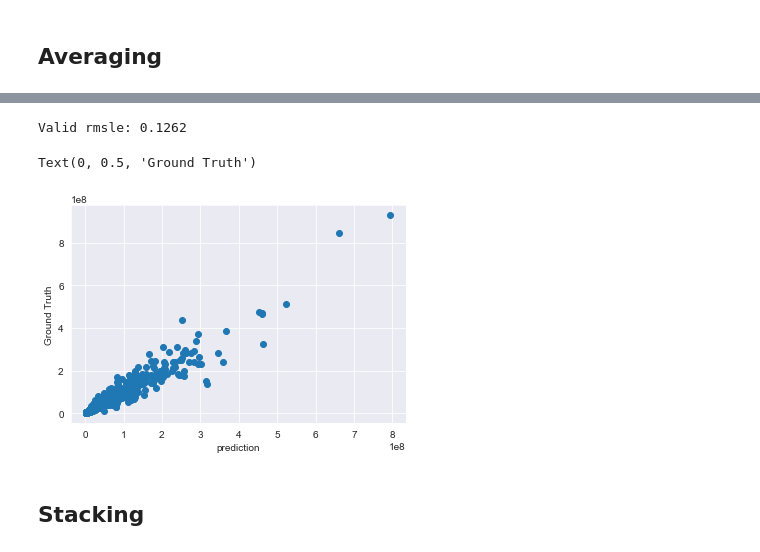
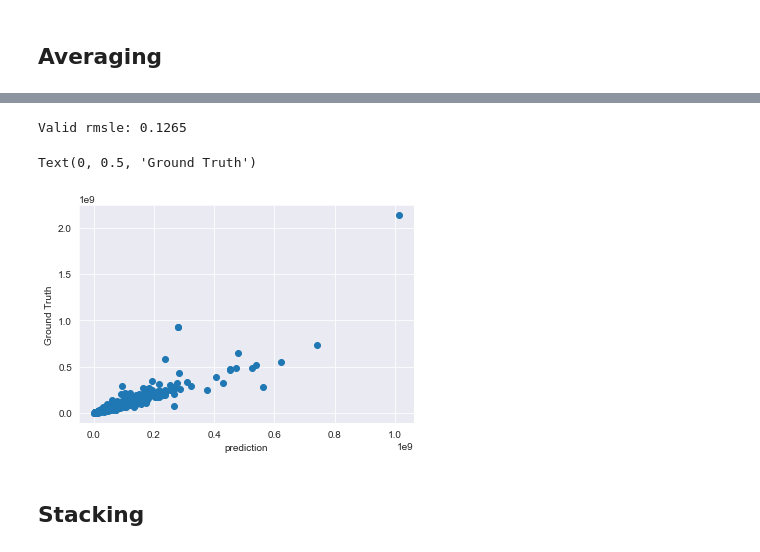
Before and after one commit to P1NHE4D/TDT4173-Prosjekt, a Jupyter notebook: notebook_alexander_03.ipynb, the cells around one changed output, grey strips where cells are left out. Drawn from its saved outputs; the diff is of its cells as text; code cells hidden in the pictures.

```diff
--- a/notebook_alexander_03.ipynb
+++ b/notebook_alexander_03.ipynb
@@ -880,7 +915,8 @@ lgbm_reg.fit(X_train, y_train_lgbm)
 
 lgbm_pred = lgbm_reg.predict(X_val)
 lgbm_pred = (np.e ** lgbm_pred) - 1
-print(f'Valid rmsle: {root_mean_squared_log_error(y_true=y_val, y_pred=lgbm_pred) :.4f}')
+lgbm_rsmle = root_mean_squared_log_error(y_true=y_val, y_pred=lgbm_pred)
+print(f'Valid rmsle: {lgbm_rsmle :.4f}')
 
 plt.scatter(lgbm_pred, y_val)
 plt.xlabel('LGBM prediction')
@@ -904,5 +940,6 @@ cb = CatBoostRegressor(
 cb.fit(X_train, y_train_lgbm)
 cb_pred = cb.predict(X_val)
 cb_pred = (np.e ** cb_pred) - 1
-print(f'Valid rmsle: {root_mean_squared_log_error(y_true=y_val, y_pred=cb_pred) :.4f}')
+cb_rsmle = root_mean_squared_log_error(y_true=y_val, y_pred=cb_pred)
+print(f'Valid rmsle: {cb_rsmle :.4f}')
 # %% [output]
@@ -909,0 +947,15 @@ Valid rmsle: 0.1318
+# %%
+from sklearn.ensemble import GradientBoostingRegressor
+
+gbm = GradientBoostingRegressor(
+    learning_rate=0.2,
+    n_estimators=1000,
+    criterion='friedman_mse',
+    subsample=0.9
+)
+
+gbm.fit(X_train, y_train_lgbm)
+gbm_pred = gbm.predict(X_val)
+gbm_pred = (np.e ** gbm_pred) - 1
+gbm_rsmle = root_mean_squared_log_error(y_true=y_val, y_pred=gbm_pred)
+print(f'Valid rmsle: {gbm_rsmle :.4f}')
@@ -910,2 +964,12 @@ Valid rmsle: 0.1318
 # %% [markdown]
 ## Averaging
+# %%
+acc = pd.DataFrame({
+    "rf": rf_rsmle,
+    "lgbm": lgbm_rsmle,
+    "cb": cb_rsmle,
+    "gbm": gbm_rsmle,
+}, index=[0])
+acc = acc.T
+acc.columns = ["rsmle"]
+acc
@@ -912,12 +982,16 @@ Valid rmsle: 0.1318
 # %%
-avg_prediction = np.mean([rf_val_pred, lgbm_pred, cb_pred], axis=0)
+avg_prediction = np.average([rf_val_pred, lgbm_pred, cb_pred, gbm_pred],
+    weights = 1 / acc['rsmle'] ** 4,
+    axis=0
+)
+# avg_prediction = np.mean([rf_val_pred, lgbm_pred, cb_pred, gbm_pred], axis=0)
 print(f'Valid rmsle: {root_mean_squared_log_error(y_true=y_val, y_pred=avg_prediction) :.4f}')
 plt.scatter(avg_prediction, y_val)
 plt.xlabel('prediction')
 plt.ylabel('Ground Truth')
 # %% [output]
-Valid rmsle: 0.1262
+Valid rmsle: 0.1265
 Text(0, 0.5, 'Ground Truth')
-[figure, old version]
+[figure, new version]
 # %% [markdown]
 ## Stacking
```
Also changed, not shown: parts of 29 cells of this notebook.
